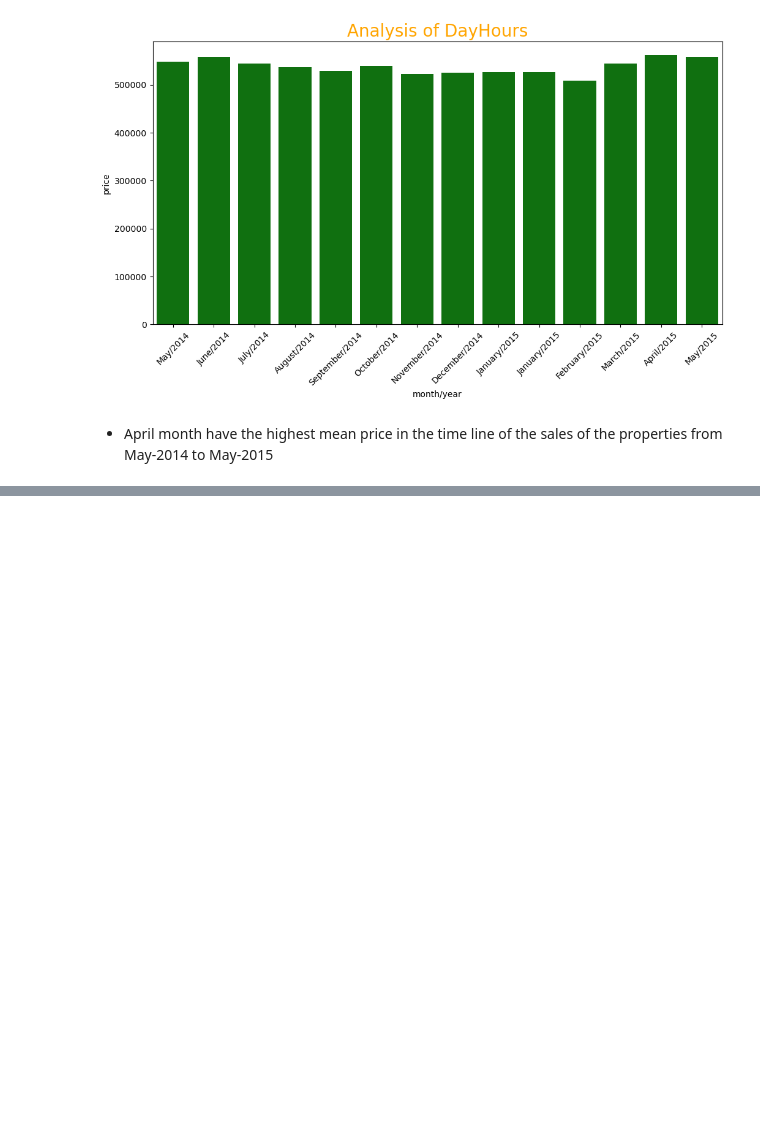
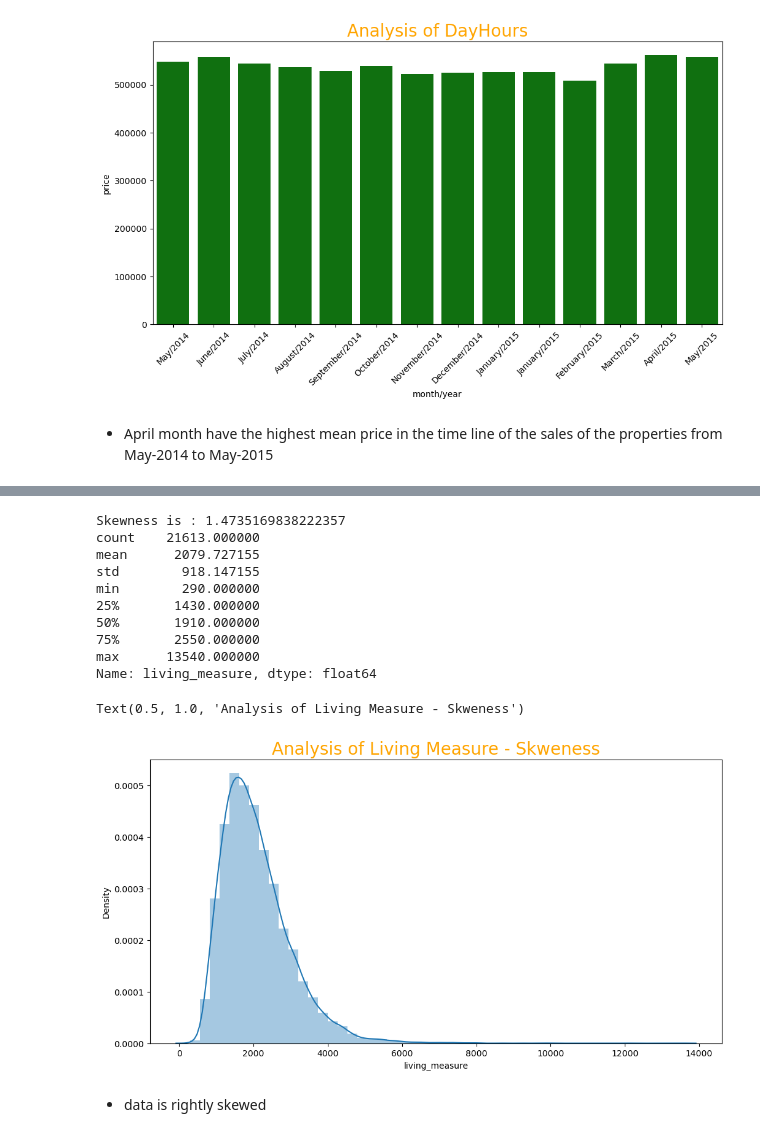
Before and after one commit to rivillasm/ineuron, a Jupyter notebook: Projects/RealEstate.ipynb, the cells around one changed output, grey strips where cells are left out. Cells and saved outputs as stored; diff of their text form; code cells hidden in the pictures; blank space fills up the shorter version.

```diff
--- a/Projects/RealEstate.ipynb
+++ b/Projects/RealEstate.ipynb
@@ -654,0 +685,22 @@ sns.barplot(data=df_group, x='month/year', y='price', order=list_order,color='gr
+# %%
+#Data is skewed as visible from plot, as its distribution is normal
+plt.figure(figsize=(12,6))
+print("Skewness is :",df.living_measure.skew())
+sns.distplot(df.living_measure)
+print(df.living_measure.describe())
+plt.title(f"Analysis of Living Measure - Skweness" , fontsize=20,     color="orange")
+# %% [output]
+Skewness is : 1.4735169838222357
+count    21613.000000
+mean      2079.727155
+std        918.147155
+min        290.000000
+25%       1430.000000
+50%       1910.000000
+75%       2550.000000
+max      13540.000000
+Name: living_measure, dtype: float64
+Text(0.5, 1.0, 'Analysis of Living Measure - Skweness')
+[figure, added]
+# %% [markdown]
+* data is rightly skewed
```
Also changed, not shown: parts of 6 cells of this notebook.
